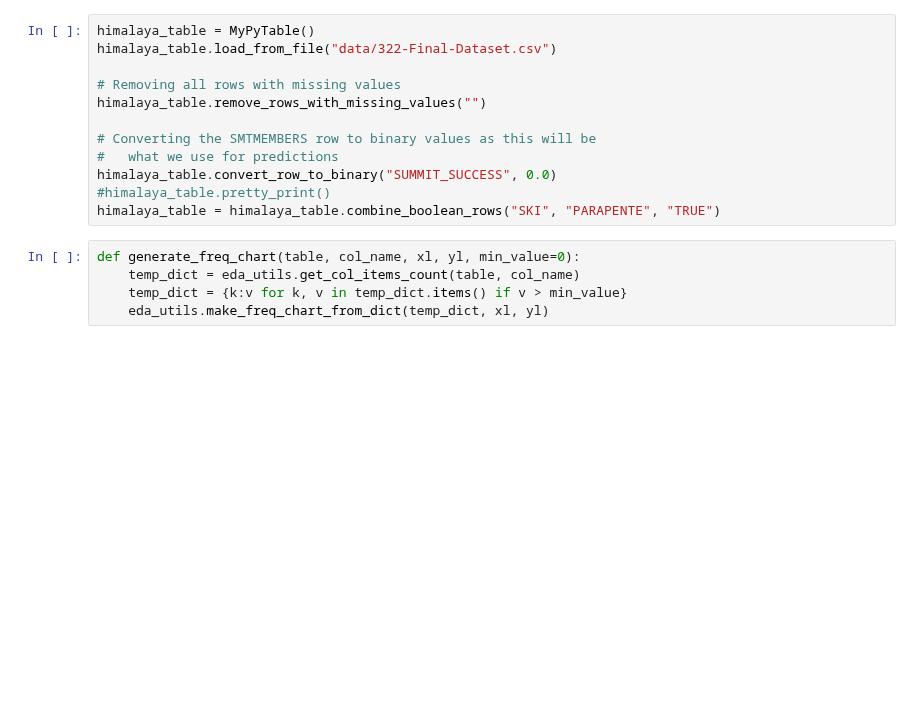
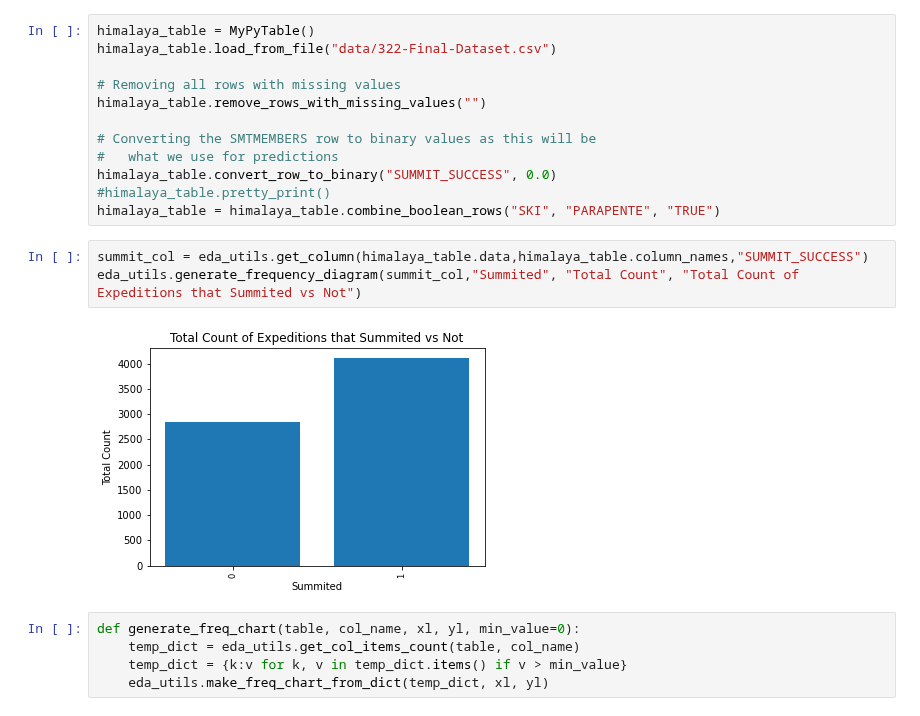
Before and after one commit to dpmacisaac/FinalProject-CPSC322, a Jupyter notebook: himalayan_dataset_eda.ipynb, the cells around one changed output. Drawn from its saved outputs; the diff is of its cells as text; blank space fills up the shorter version.

Commit message:
graph and plot functs added

```diff
--- a/himalayan_dataset_eda.ipynb
+++ b/himalayan_dataset_eda.ipynb
@@ -53,6 +53,11 @@ himalaya_table.remove_rows_with_missing_values("")
 himalaya_table.convert_row_to_binary("SUMMIT_SUCCESS", 0.0)
 #himalaya_table.pretty_print()
 himalaya_table = himalaya_table.combine_boolean_rows("SKI", "PARAPENTE", "TRUE")
+# %%
+summit_col = eda_utils.get_column(himalaya_table.data,himalaya_table.column_names,"SUMMIT_SUCCESS")
+eda_utils.generate_frequency_diagram(summit_col,"Summited", "Total Count", "Total Count of Expeditions that Summited vs Not")
+# %% [output]
+[figure, added]
 # %%
 def generate_freq_chart(table, col_name, xl, yl, min_value=0):
     temp_dict = eda_utils.get_col_items_count(table, col_name)
```
Also changed, not shown: parts of 1 cell of this notebook, 3 other files.
